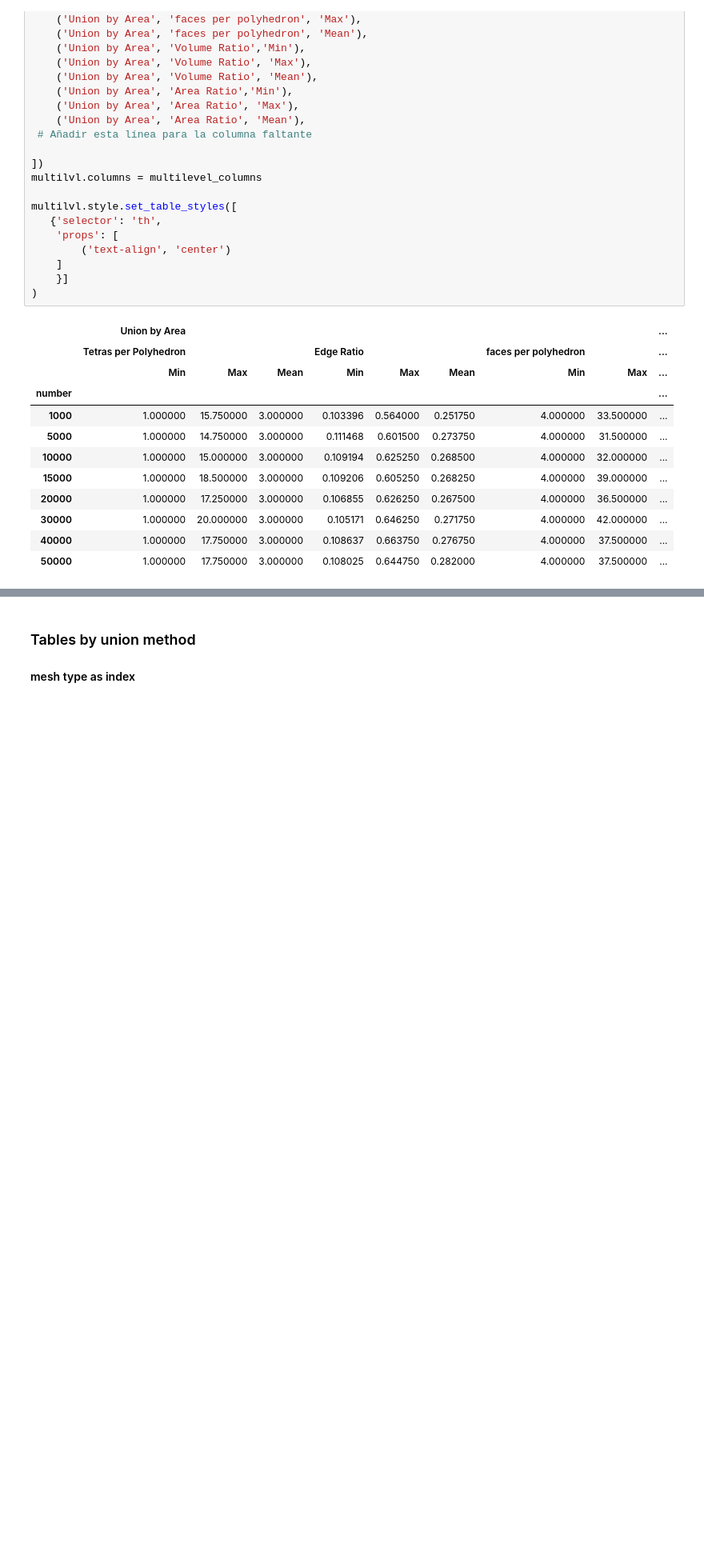
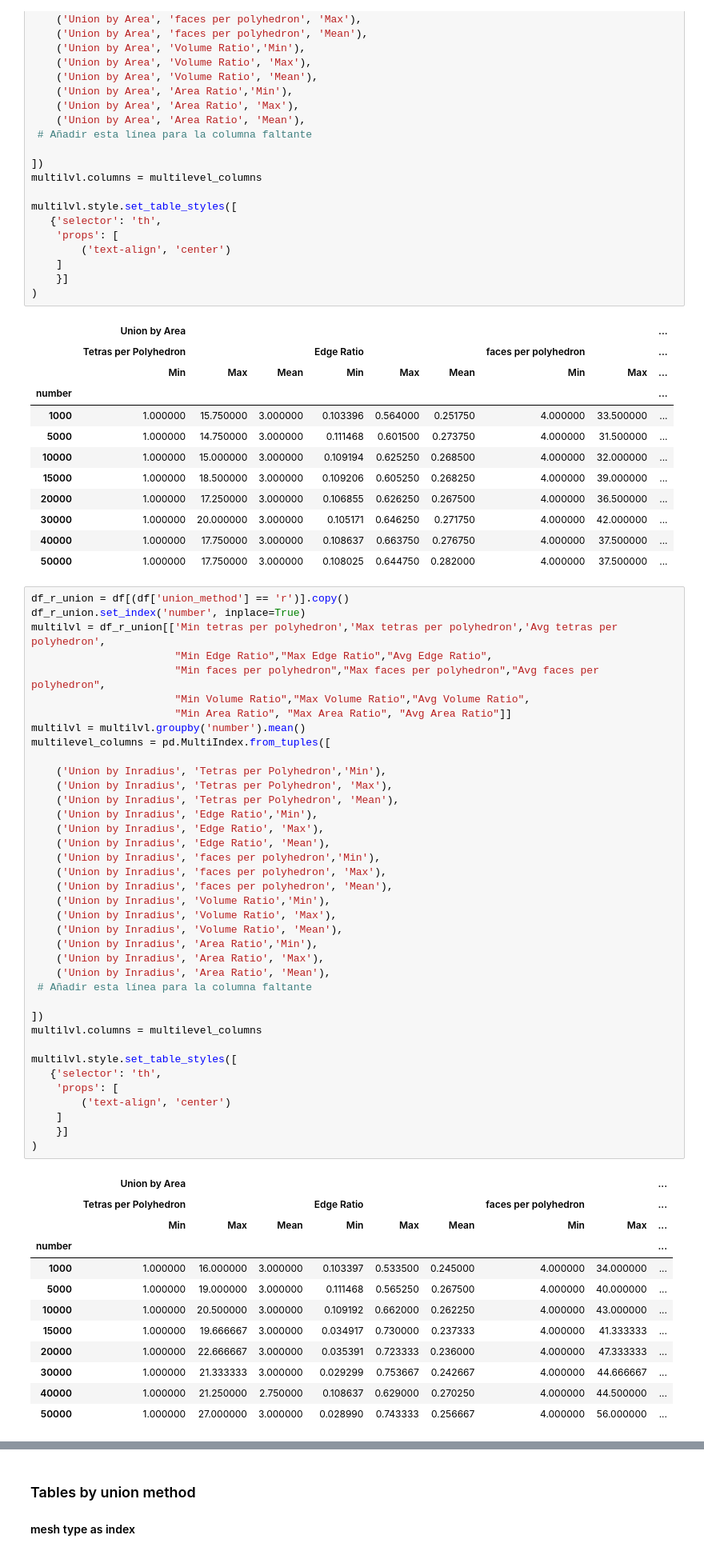
Before and after one commit to Magdalena-Alvarez/3D-Polylla, a Jupyter notebook: Experiments/experiments_analysis.ipynb, the cells around one changed output, grey strips where cells are left out. Shown: that part at 80% size. Cells and saved outputs as stored; diff of their text form; blank space fills up the shorter version.

Commit message:
inradius table

```diff
--- a/Experiments/experiments_analysis.ipynb
+++ b/Experiments/experiments_analysis.ipynb
@@ -185,3 +185,54 @@ multilvl.style.set_table_styles([
 | 30000 | 1.000000 | 20.000000 | 3.000000 | 0.105171 | 0.646250 | 0.271750 | 4.000000 | 42.000000 | ... |
 | 40000 | 1.000000 | 17.750000 | 3.000000 | 0.108637 | 0.663750 | 0.276750 | 4.000000 | 37.500000 | ... |
 | 50000 | 1.000000 | 17.750000 | 3.000000 | 0.108025 | 0.644750 | 0.282000 | 4.000000 | 37.500000 | ... |
+# %%
+df_r_union = df[(df['union_method'] == 'r')].copy()
+df_r_union.set_index('number', inplace=True)
+multilvl = df_r_union[['Min tetras per polyhedron','Max tetras per polyhedron','Avg tetras per polyhedron',
+                       "Min Edge Ratio","Max Edge Ratio","Avg Edge Ratio",
+                       "Min faces per polyhedron","Max faces per polyhedron","Avg faces per polyhedron",
+                       "Min Volume Ratio","Max Volume Ratio","Avg Volume Ratio",
+                       "Min Area Ratio", "Max Area Ratio", "Avg Area Ratio"]]
+multilvl = multilvl.groupby('number').mean()
+multilevel_columns = pd.MultiIndex.from_tuples([
+
+    ('Union by Inradius', 'Tetras per Polyhedron','Min'),
+    ('Union by Inradius', 'Tetras per Polyhedron', 'Max'),
+    ('Union by Inradius', 'Tetras per Polyhedron', 'Mean'),
+    ('Union by Inradius', 'Edge Ratio','Min'),
+    ('Union by Inradius', 'Edge Ratio', 'Max'),
+    ('Union by Inradius', 'Edge Ratio', 'Mean'),
+    ('Union by Inradius', 'faces per polyhedron','Min'),
+    ('Union by Inradius', 'faces per polyhedron', 'Max'),
+    ('Union by Inradius', 'faces per polyhedron', 'Mean'),
+    ('Union by Inradius', 'Volume Ratio','Min'),
+    ('Union by Inradius', 'Volume Ratio', 'Max'),
+    ('Union by Inradius', 'Volume Ratio', 'Mean'),
+    ('Union by Inradius', 'Area Ratio','Min'),
+    ('Union by Inradius', 'Area Ratio', 'Max'),
+    ('Union by Inradius', 'Area Ratio', 'Mean'),
+ # Añadir esta línea para la columna faltante
+
+])
+multilvl.columns = multilevel_columns
+
+multilvl.style.set_table_styles([
+   {'selector': 'th',
+    'props': [
+        ('text-align', 'center')
+    ]
+    }]
+)
+# %% [output]
+|  | Union by Area |  |  |  |  |  |  |  | ... |
+|  | Tetras per Polyhedron |  |  | Edge Ratio |  |  | faces per polyhedron |  | ... |
+|  | Min | Max | Mean | Min | Max | Mean | Min | Max | ... |
+| number |  |  |  |  |  |  |  |  | ... |
+| 1000 | 1.000000 | 16.000000 | 3.000000 | 0.103397 | 0.533500 | 0.245000 | 4.000000 | 34.000000 | ... |
+| 5000 | 1.000000 | 19.000000 | 3.000000 | 0.111468 | 0.565250 | 0.267500 | 4.000000 | 40.000000 | ... |
+| 10000 | 1.000000 | 20.500000 | 3.000000 | 0.109192 | 0.662000 | 0.262250 | 4.000000 | 43.000000 | ... |
+| 15000 | 1.000000 | 19.666667 | 3.000000 | 0.034917 | 0.730000 | 0.237333 | 4.000000 | 41.333333 | ... |
+| 20000 | 1.000000 | 22.666667 | 3.000000 | 0.035391 | 0.723333 | 0.236000 | 4.000000 | 47.333333 | ... |
+| 30000 | 1.000000 | 21.333333 | 3.000000 | 0.029299 | 0.753667 | 0.242667 | 4.000000 | 44.666667 | ... |
+| 40000 | 1.000000 | 21.250000 | 2.750000 | 0.108637 | 0.629000 | 0.270250 | 4.000000 | 44.500000 | ... |
+| 50000 | 1.000000 | 27.000000 | 3.000000 | 0.028990 | 0.743333 | 0.256667 | 4.000000 | 56.000000 | ... |
```
Also changed, not shown: parts of 1 cell of this notebook.
